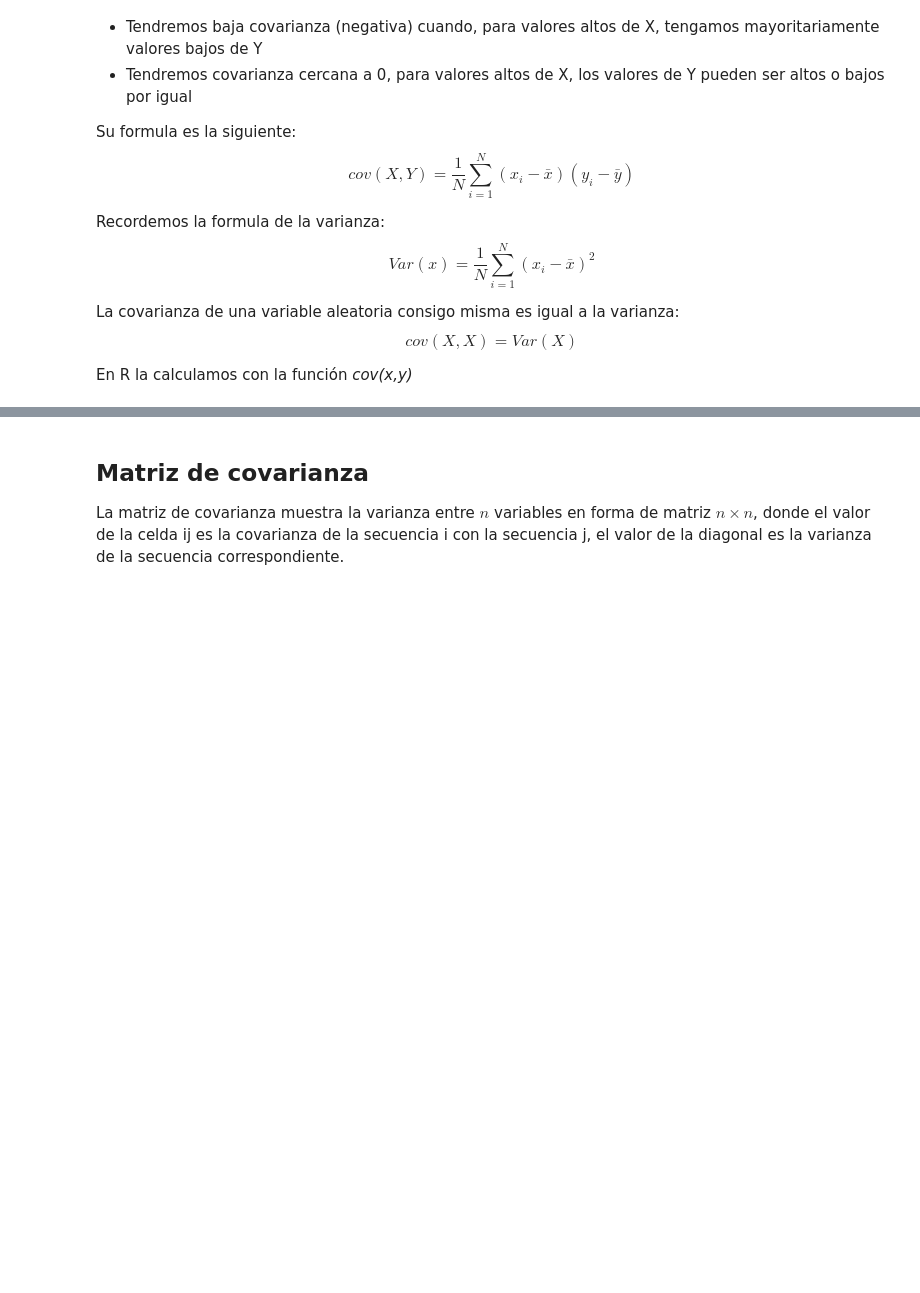
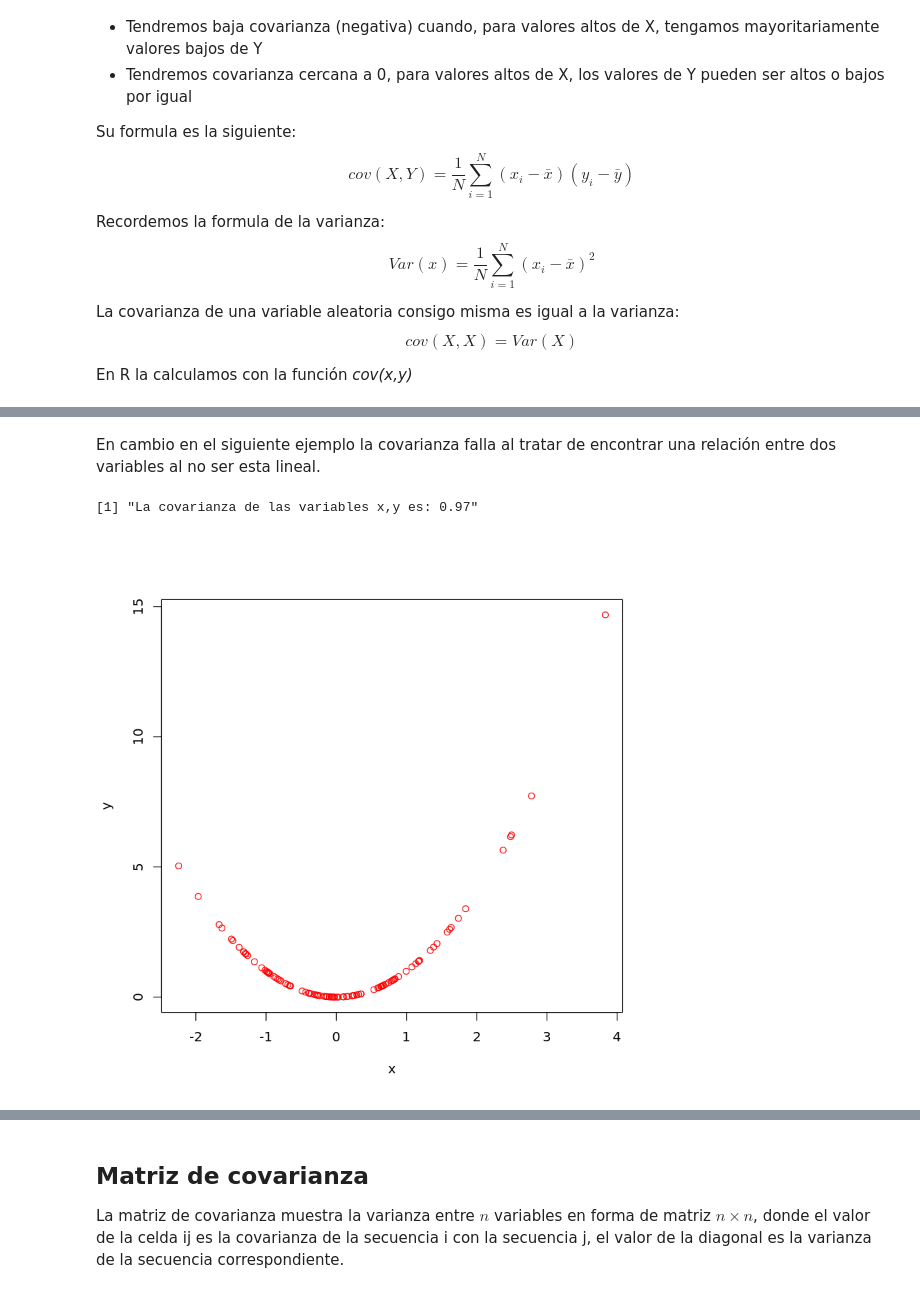
Before and after one commit to planga82/KeepCodingEstadisticaR, a Jupyter notebook: 5 - Relaciones entre variables.ipynb, the cells around one changed output, grey strips where cells are left out. Saved outputs shown, nothing was run; the diff lists cells and outputs as text; code cells hidden in the pictures; blank space fills up the shorter version.

```diff
--- a/5 - Relaciones entre variables.ipynb
+++ b/5 - Relaciones entre variables.ipynb
@@ -45,0 +61,10 @@ En R la calculamos con la función *cov(x,y)*
+# %% [markdown]
+En cambio en el siguiente ejemplo la covarianza falla al tratar de encontrar una relación entre dos variables al no ser esta lineal.
+# %%
+y<-x^2
+cv<-cov(x,y)
+paste("La covarianza de las variables x,y es:",round(cv,2))
+plot(x,y,col="red")
+# %% [output]
+[1] "La covarianza de las variables x,y es: 0.97"
+[figure, added]
```
Also changed, not shown: parts of 28 cells of this notebook, 6 other files.
